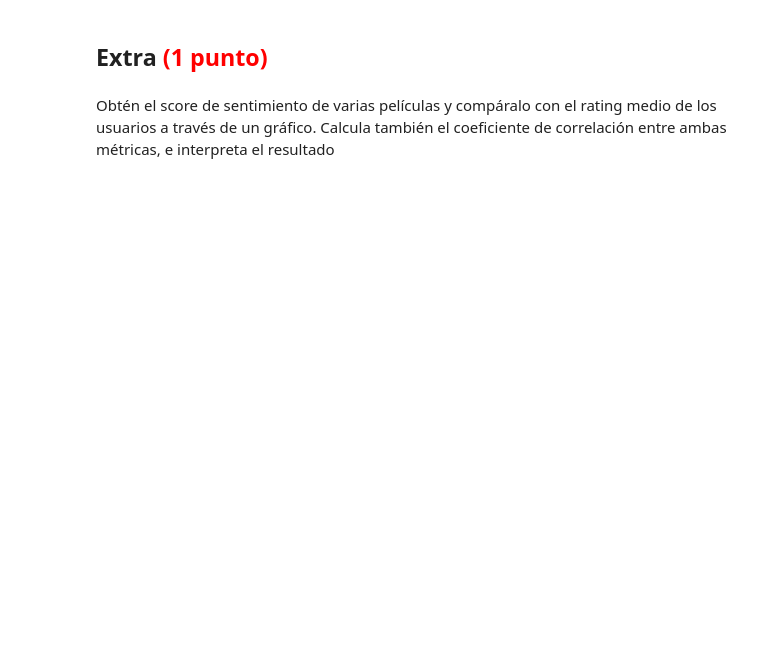
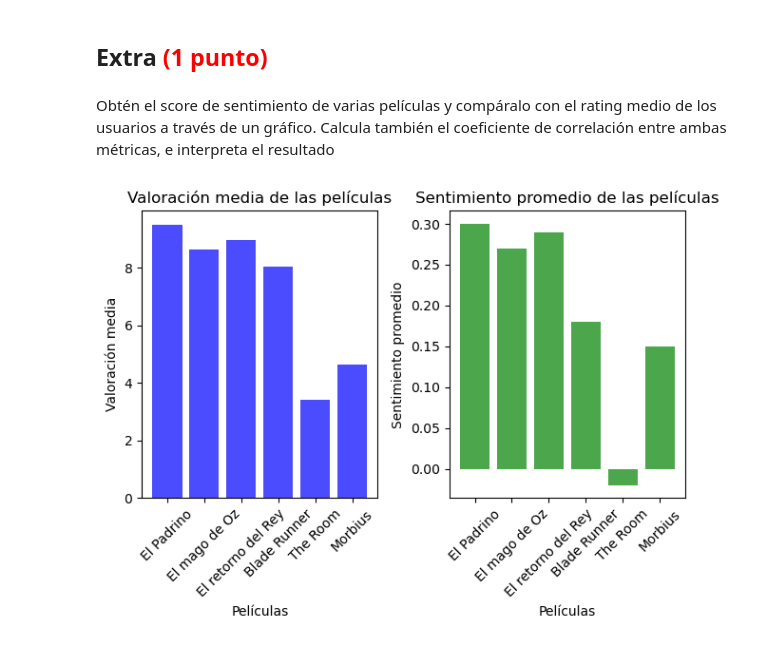
Before and after one commit to Adrianrobarq/DataScienceIEBS, a Jupyter notebook: Bloque 8/Procesamiento de datos/Proyecto/Caso Práctico.ipynb, the cells around one changed output. Drawn from its saved outputs; the diff is of its cells as text; code cells hidden in the pictures; blank space fills up the shorter version.

```diff
--- a/Bloque 8/Procesamiento de datos/Proyecto/Caso Práctico.ipynb
+++ b/Bloque 8/Procesamiento de datos/Proyecto/Caso Práctico.ipynb
@@ -248,0 +508,3 @@ Ahora extrae una etiqueta de todas las reviews y guárdalas en una lista llamada
+# %%
+# Aplicamos la función a todas las reseñas
+sentiments = [sentim(review) for review in reviews_pad]
@@ -254,3 +538,6 @@ Sobre esa lista, aplica la función implementada en la Fase 1 para extraer un sc
+# %%
+# Mostramos una media de los sentimientos
+avg_sent = avgSent(sentiments)
 # %% [markdown]
 Compara el valor obtenido con la nota media de las reviews
 <span style="color:red">(**0.25 puntos**)</span>
@@ -276,3 +635,40 @@ Asegúrate de que el registro se almacena adecuadamente en la base de datos
 ## Extra <span style="color:red">(**1 punto**)</span>
 # %% [markdown]
 Obtén el score de sentimiento de varias películas y compáralo con el rating medio de los usuarios a través de un gráfico. Calcula también el coeficiente de correlación entre ambas métricas, e interpreta el resultado
+# %%
+# Definimos una lista de películas para analizar
+movies = ['El Padrino', 'El mago de Oz', 'El retorno del Rey', 'Blade Runner', 'The Room', 'Morbius']
+
+# Vamos a analizar el sentimiento de varias películas
+results = []
+
+for movie in movies:
+    try:
+        result = analyze_sentiment(movie, paginas=5)
+        results.append(result)
+    except Exception as e:
+        print(f"Error al analizar {movie}: {e}")
+# %%
+# Vamos a representar score y sentimiento en un gráfico
+
+plt.Figure(figsize=(15,10))
+plt.subplot(1, 2, 1)
+plt.bar([result['Movie'] for result in results], [result['AvgScore'] for
+        result in results], color='blue', alpha=0.7)
+plt.title('Valoración media de las películas')
+plt.xlabel('Películas')
+plt.ylabel('Valoración media')
+plt.xticks(rotation=45)
+
+plt.subplot(1, 2, 2)
+plt.bar([result['Movie'] for result in results],
+        [result['Sentiment'] for result in results], color='green', alpha=0.7)
+plt.title('Sentimiento promedio de las películas')
+plt.xlabel('Películas')
+plt.ylabel('Sentimiento promedio')
+plt.xticks(rotation=45)
+
+plt.tight_layout()
+plt.show()
+# %% [output]
+[figure, added]
```
Also changed, not shown: parts of 51 cells of this notebook, 1 other file.
